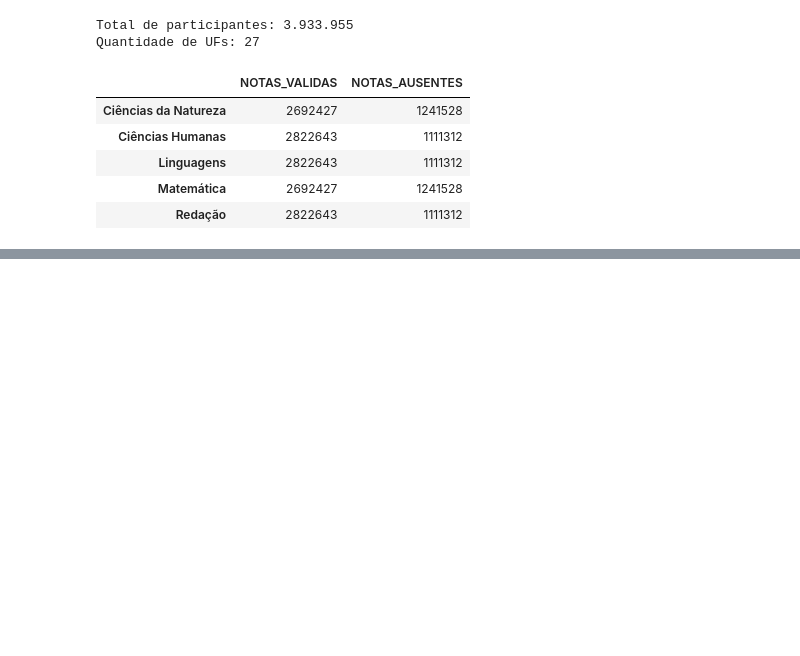
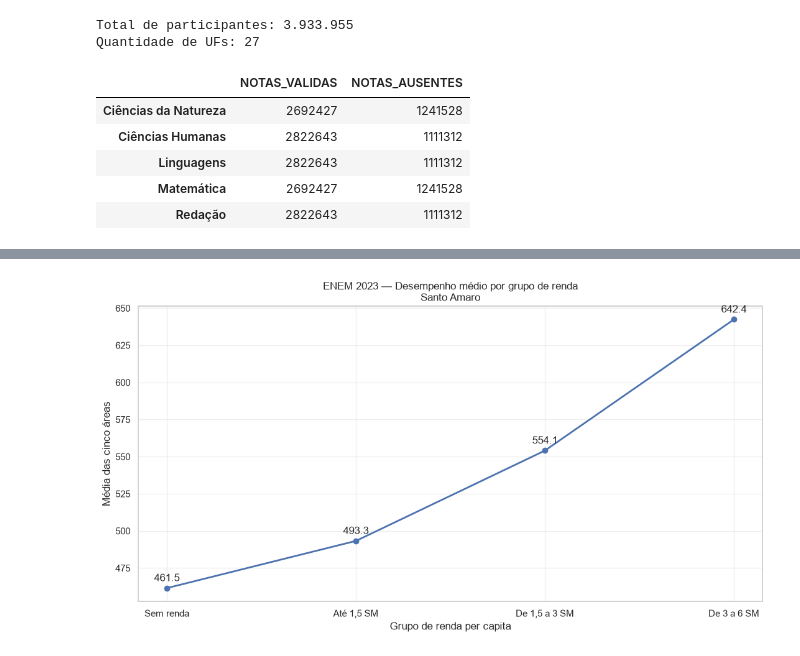
Before and after one commit to alexsilva75/analise_microdados_enem, a Jupyter notebook: analise_completa_2023.ipynb, the cells around one changed output, grey strips where cells are left out. Saved outputs shown, nothing was run; the diff lists cells and outputs as text; code cells hidden in the pictures; blank space fills up the shorter version.

```diff
--- a/analise_completa_2023.ipynb
+++ b/analise_completa_2023.ipynb
@@ -729,0 +1256,14 @@ display(disponibilidade_notas)
+# %%
+dados_renda = df_santo_amaro[
+    (df_santo_amaro['N_NOTAS_VALIDAS'] == 5) &
+    (df_santo_amaro['RENDA_PER_CAP_EST'].notna())
+].copy()
+# %%
+media_por_grupo = (
+    dados_renda
+    .groupby('GRUPO_RENDA_PER_CAP', observed=False)['MEDIA_ENEM']
+    .agg(['count', 'mean'])
+    .reindex(ordem_grupos)
+)
+
+media_por_grupo
@@ -729,0 +1279,36 @@ display(disponibilidade_notas)
+# %%
+media_por_grupo_plot = (
+    media_por_grupo
+    .dropna(subset=['mean'])
+    .reset_index()
+)
+
+plt.figure(figsize=(11, 6))
+
+plt.plot(
+    media_por_grupo_plot['GRUPO_RENDA_PER_CAP'],
+    media_por_grupo_plot['mean'],
+    marker='o',
+    linewidth=2
+)
+
+for _, linha in media_por_grupo_plot.iterrows():
+    plt.annotate(
+        f"{linha['mean']:.1f}",
+        (linha['GRUPO_RENDA_PER_CAP'], linha['mean']),
+        xytext=(0, 8),
+        textcoords='offset points',
+        ha='center'
+    )
+
+plt.title(
+    'ENEM 2023 — Desempenho médio por grupo de renda\n'
+    'Santo Amaro'
+)
+plt.xlabel('Grupo de renda per capita')
+plt.ylabel('Média das cinco áreas')
+plt.grid(alpha=0.3)
+plt.tight_layout()
+plt.show()
+# %% [output]
+[figure, added]
```
Also changed, not shown: parts of 31 cells of this notebook.
